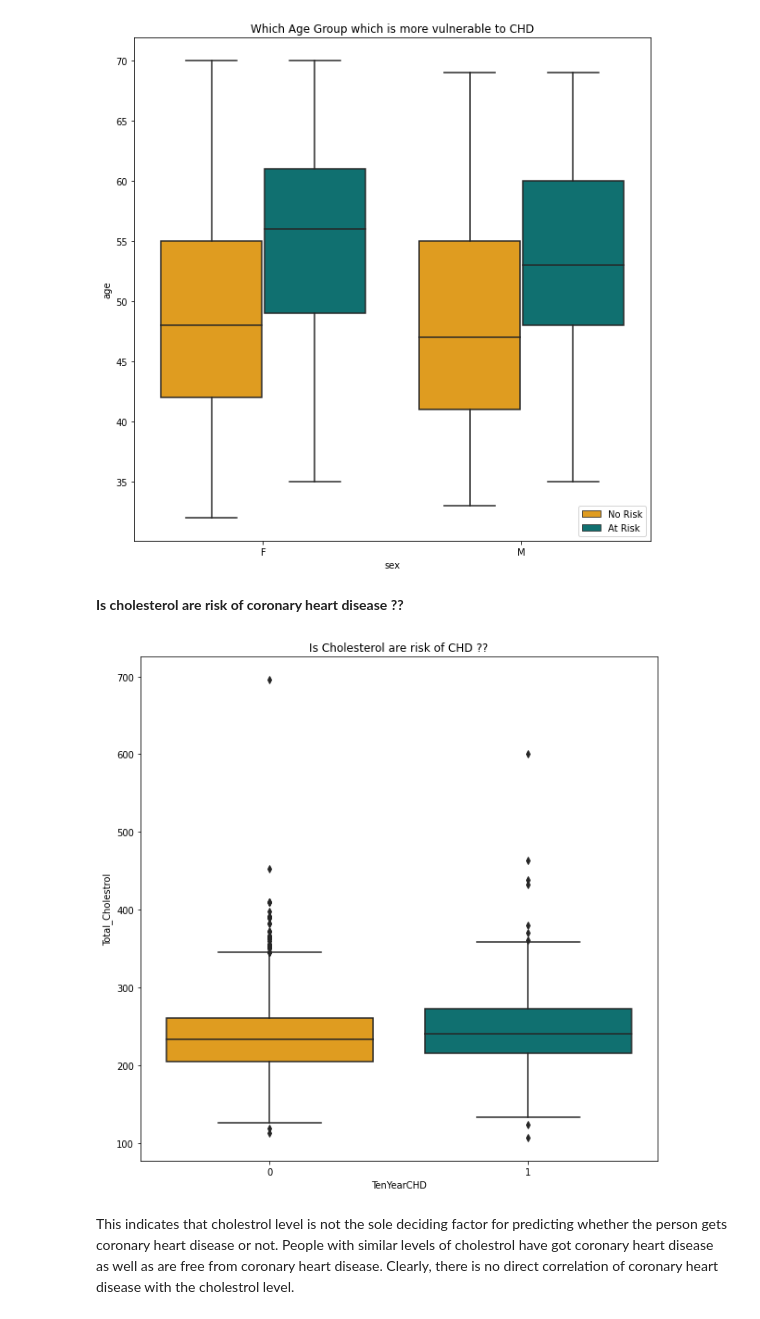
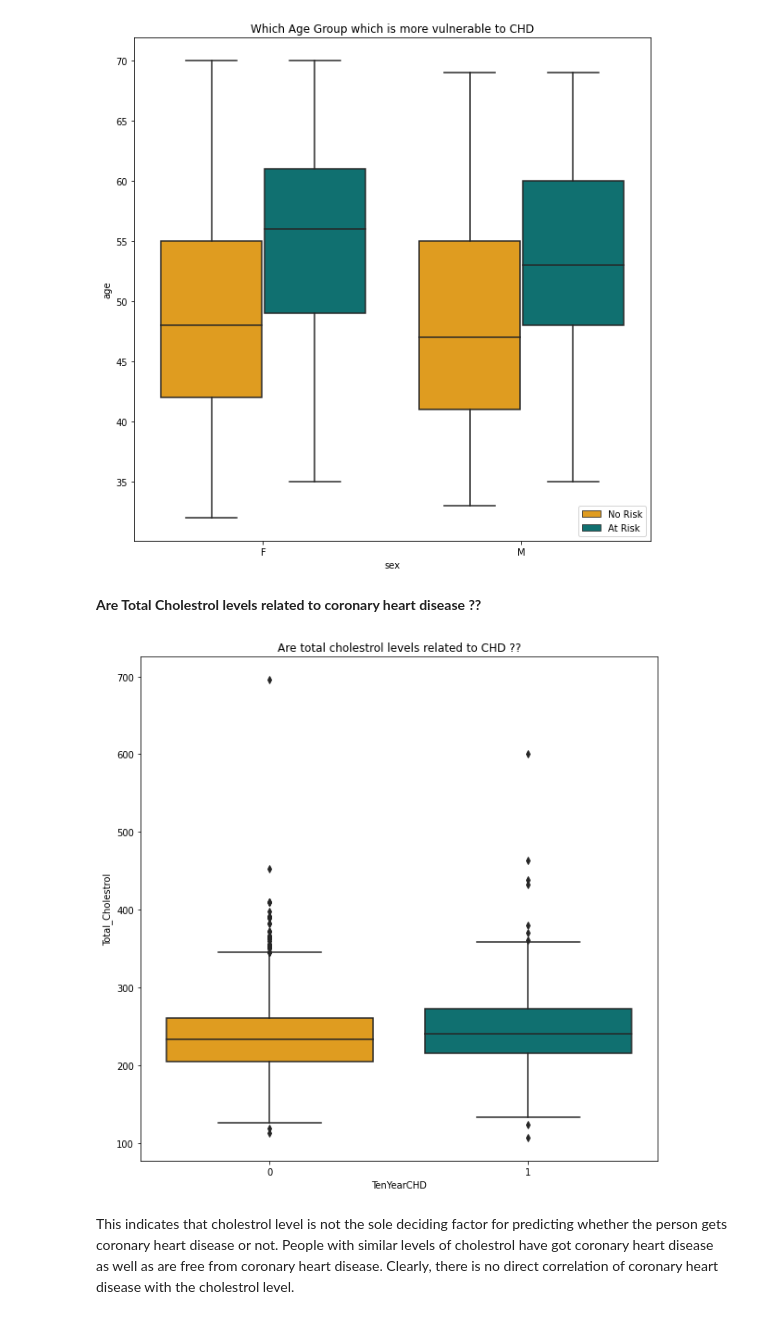
Before and after one commit to ameenattar92/Cardiovascular-Risk-Prediction, a Jupyter notebook: Cardiovascular_Risk_Prediction.ipynb, the cells around one changed output. Saved outputs shown, nothing was run; the diff lists cells and outputs as text; code cells hidden in the pictures.

```diff
--- a/Cardiovascular_Risk_Prediction.ipynb
+++ b/Cardiovascular_Risk_Prediction.ipynb
@@ -77,5 +77,5 @@ Mounted at /content/drive
 # %%
-path = '/content/drive/MyDrive/Capstone Project/Cardiovascular Risk Prediction - Pradip Solanki/data/data_cardiovascular_risk.csv'
+path = '/content/drive/MyDrive/AlmaBetter Data Science/Capstone Projects/ Cardiovascular Risk Prediction/data_cardiovascular_risk.csv'
 # %%
 cvs_df = pd.read_csv(path , index_col = "id")
 # %% [markdown]
@@ -364,15 +364,15 @@ ax.legend(handles, ['No Risk','At Risk'], loc="best")
 plt.show()
 # %% [output]
 [figure]
-# %% [markdown]
-**Is cholesterol are risk of coronary heart disease ??**
+# %% [markdown]
+**Are Total Cholestrol levels related to coronary heart disease ??**
 # %%
 plt.figure(figsize = (10,10))
 sns.boxplot(cvs_df['TenYearCHD'], cvs_df['Total_Cholestrol'], palette = my_palette)
-plt.title("Is Cholesterol are risk of CHD ??")
+plt.title("Are total cholestrol levels related to CHD ??")
 plt.show()
 # %% [output]
-[figure, old version]
+[figure, new version]
 # %% [markdown]
 This indicates that cholestrol level is not the sole deciding factor for predicting whether the person gets coronary heart disease or not. People with similar levels of cholestrol have got coronary heart disease as well as are free from coronary heart disease. Clearly, there is no direct correlation of coronary heart disease with the cholestrol level.
 # %% [markdown]
```
Also changed, not shown: parts of 87 cells of this notebook.
